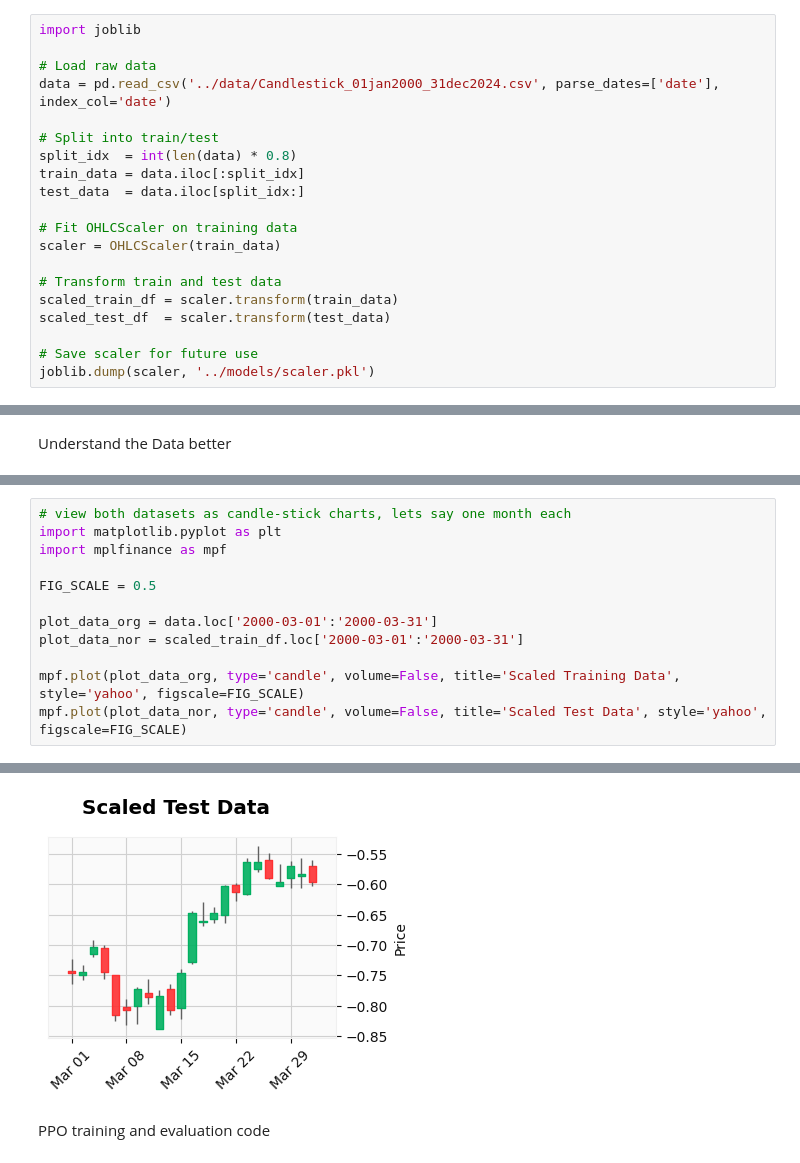
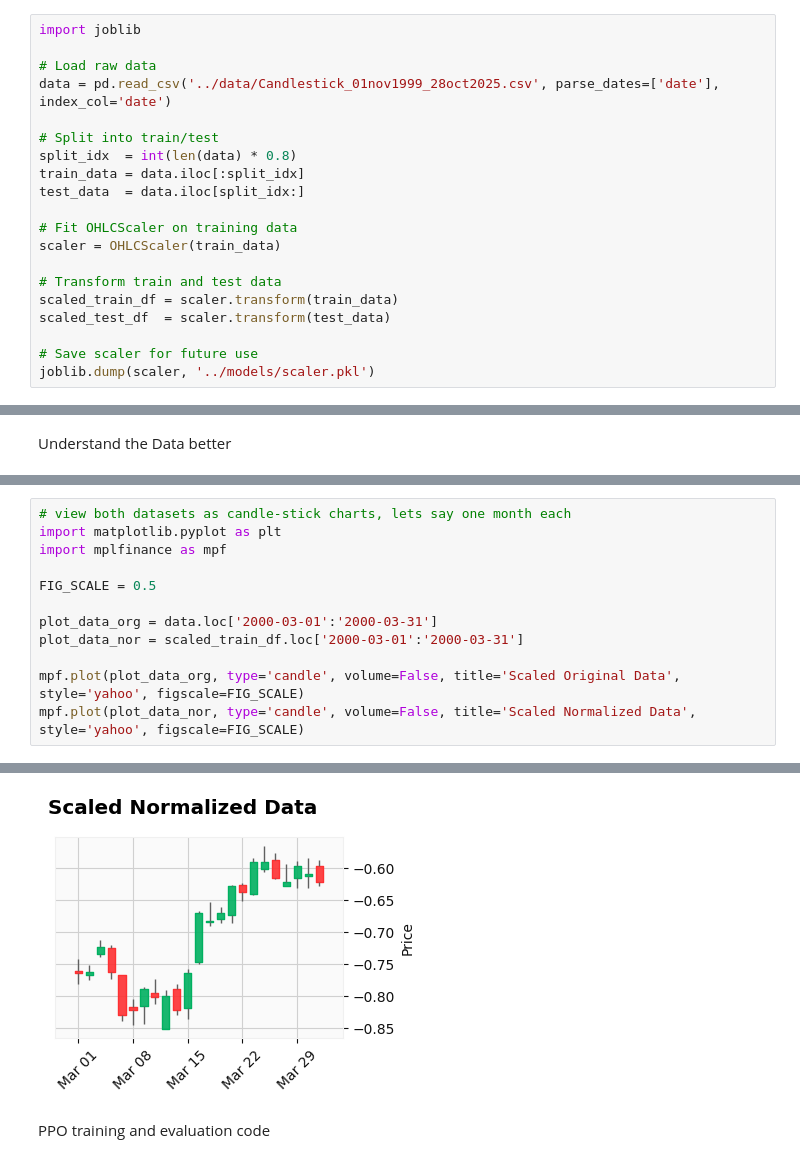
Before and after one commit to Flotschi1992/candle-stick-reinfordement-based, a Jupyter notebook: notebooks/rl_environment.ipynb, the cells around one changed output, grey strips where cells are left out. Drawn from its saved outputs; the diff is of its cells as text.

```diff
--- a/notebooks/rl_environment.ipynb
+++ b/notebooks/rl_environment.ipynb
@@ -102,7 +104,7 @@ class OHLCScaler:
 import joblib
 
 # Load raw data
-data = pd.read_csv('../data/Candlestick_01jan2000_31dec2024.csv', parse_dates=['date'], index_col='date')
+data = pd.read_csv('../data/Candlestick_01nov1999_28oct2025.csv', parse_dates=['date'], index_col='date')
 
 # Split into train/test
 split_idx  = int(len(data) * 0.8)
@@ -174,6 +176,6 @@ FIG_SCALE = 0.5
 plot_data_org = data.loc['2000-03-01':'2000-03-31']
 plot_data_nor = scaled_train_df.loc['2000-03-01':'2000-03-31']
 
-mpf.plot(plot_data_org, type='candle', volume=False, title='Scaled Training Data', style='yahoo', figscale=FIG_SCALE)
-mpf.plot(plot_data_nor, type='candle', volume=False, title='Scaled Test Data', style='yahoo', figscale=FIG_SCALE)
+mpf.plot(plot_data_org, type='candle', volume=False, title='Scaled Original Data', style='yahoo', figscale=FIG_SCALE)
+mpf.plot(plot_data_nor, type='candle', volume=False, title='Scaled Normalized Data', style='yahoo', figscale=FIG_SCALE)
 # %% [output]
@@ -181,4 +183,4 @@ mpf.plot(plot_data_nor, type='candle', volume=False, title='Scaled Test Data', s
-[figure, old version]
+[figure, new version]
 # %% [markdown]
 PPO training and evaluation code
 # %%
```
Also changed, not shown: parts of 12 cells of this notebook, 3 other files.
